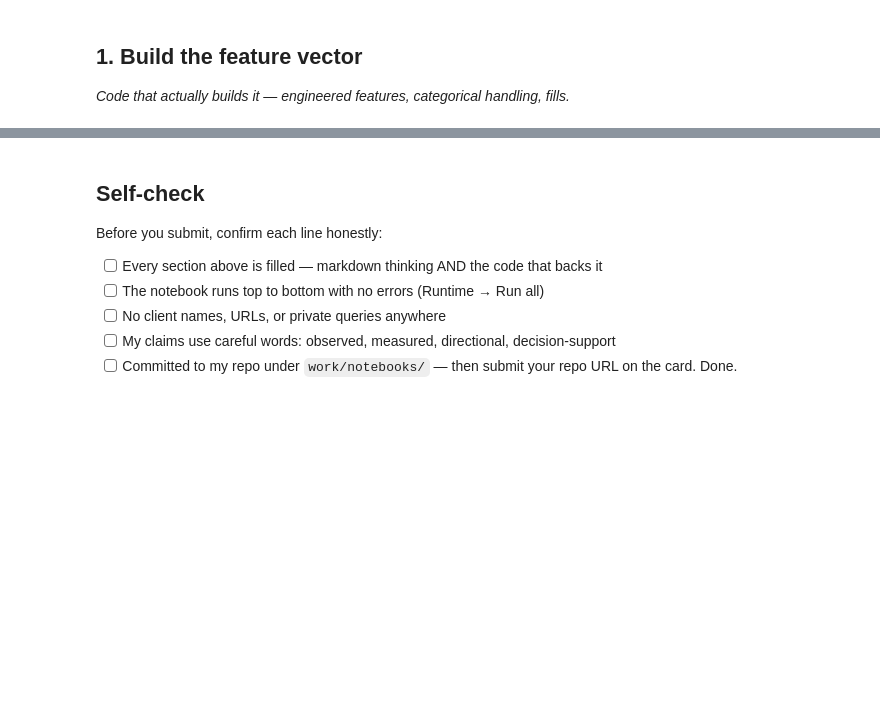
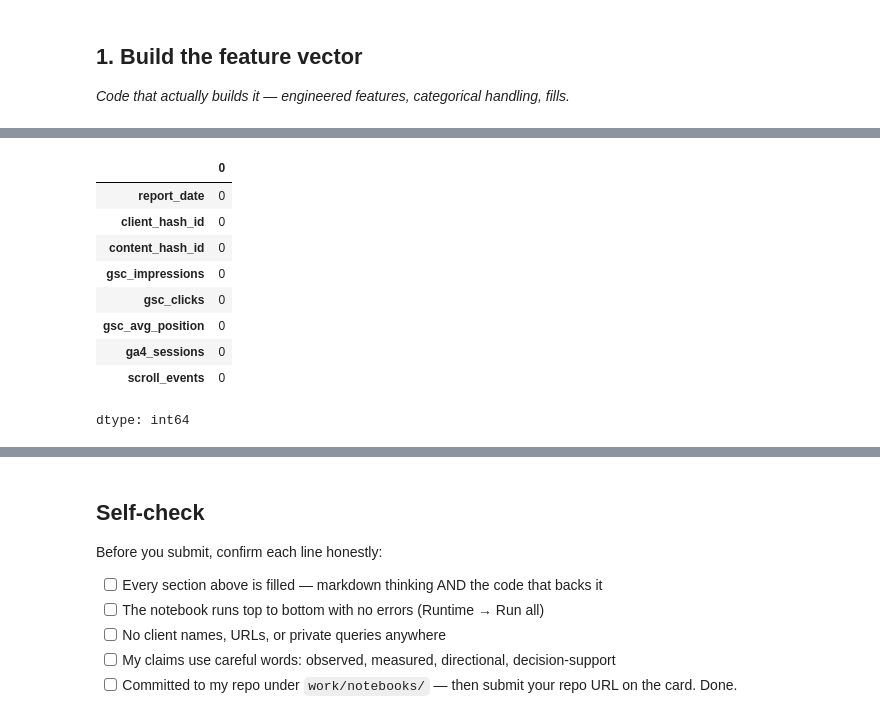
Before and after one commit to pr120107/flyrank-ml-internship, a Jupyter notebook: work/notebooks/w03_feature_leakage_check.ipynb, the cells around one changed output, grey strips where cells are left out. Saved outputs shown, nothing was run; the diff lists cells and outputs as text; code cells hidden in the pictures; blank space fills up the shorter version.

```diff
--- a/work/notebooks/w03_feature_leakage_check.ipynb
+++ b/work/notebooks/w03_feature_leakage_check.ipynb
@@ -24,0 +162,13 @@ This skeleton is yours to fill. Work the sections **in order** — each one has
+# %%
+feature_vector.isnull().sum()
+# %% [output]
+|  | 0 |
+| report_date | 0 |
+| client_hash_id | 0 |
+| content_hash_id | 0 |
+| gsc_impressions | 0 |
+| gsc_clicks | 0 |
+| gsc_avg_position | 0 |
+| ga4_sessions | 0 |
+| scroll_events | 0 |
+dtype: int64
```
Also changed, not shown: parts of 13 cells of this notebook.
